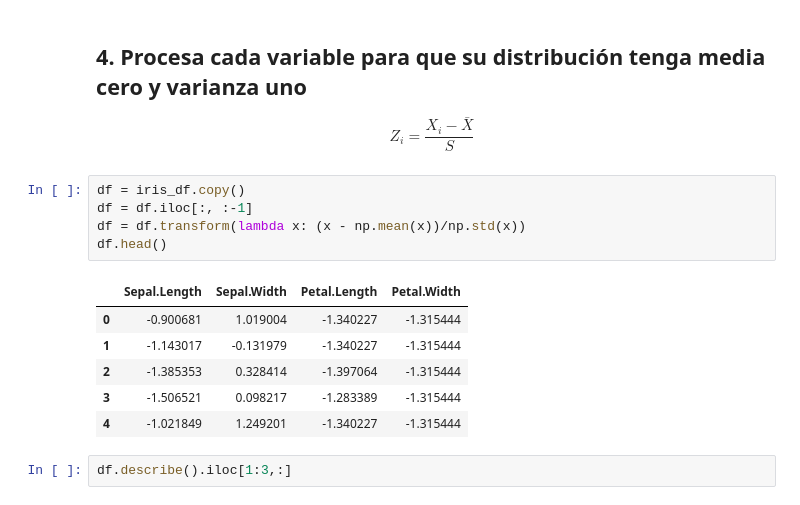
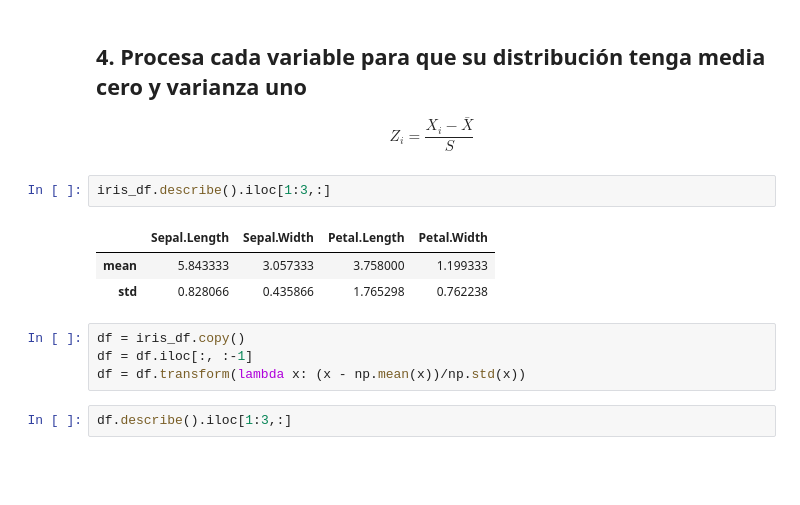
Before and after one commit to nestorivanmo/iimas-data-science, a Jupyter notebook: spring-21/vi/practicas/6-pca/code.ipynb, the cells around one changed output. Drawn from its saved outputs; the diff is of its cells as text; blank space fills up the shorter version.

```diff
--- a/spring-21/vi/practicas/6-pca/code.ipynb
+++ b/spring-21/vi/practicas/6-pca/code.ipynb
@@ -145,18 +181,16 @@ plt.show()
 ## 4. Procesa cada variable para que su distribución tenga media cero y varianza uno
 
 $$Z_i = \frac{X_i - \bar{X}}{S}$$
+# %%
+iris_df.describe().iloc[1:3,:]
+# %% [output]
+|  | Sepal.Length | Sepal.Width | Petal.Length | Petal.Width |
+| mean | 5.843333 | 3.057333 | 3.758000 | 1.199333 |
+| std | 0.828066 | 0.435866 | 1.765298 | 0.762238 |
 # %%
 df = iris_df.copy()
 df = df.iloc[:, :-1]
 df = df.transform(lambda x: (x - np.mean(x))/np.std(x))
-df.head()
-# %% [output]
-|  | Sepal.Length | Sepal.Width | Petal.Length | Petal.Width |
-| 0 | -0.900681 | 1.019004 | -1.340227 | -1.315444 |
-| 1 | -1.143017 | -0.131979 | -1.340227 | -1.315444 |
-| 2 | -1.385353 | 0.328414 | -1.397064 | -1.315444 |
-| 3 | -1.506521 | 0.098217 | -1.283389 | -1.315444 |
-| 4 | -1.021849 | 1.249201 | -1.340227 | -1.315444 |
 # %%
 df.describe().iloc[1:3,:]
 # %% [output]
```
Also changed, not shown: parts of 22 cells of this notebook.
